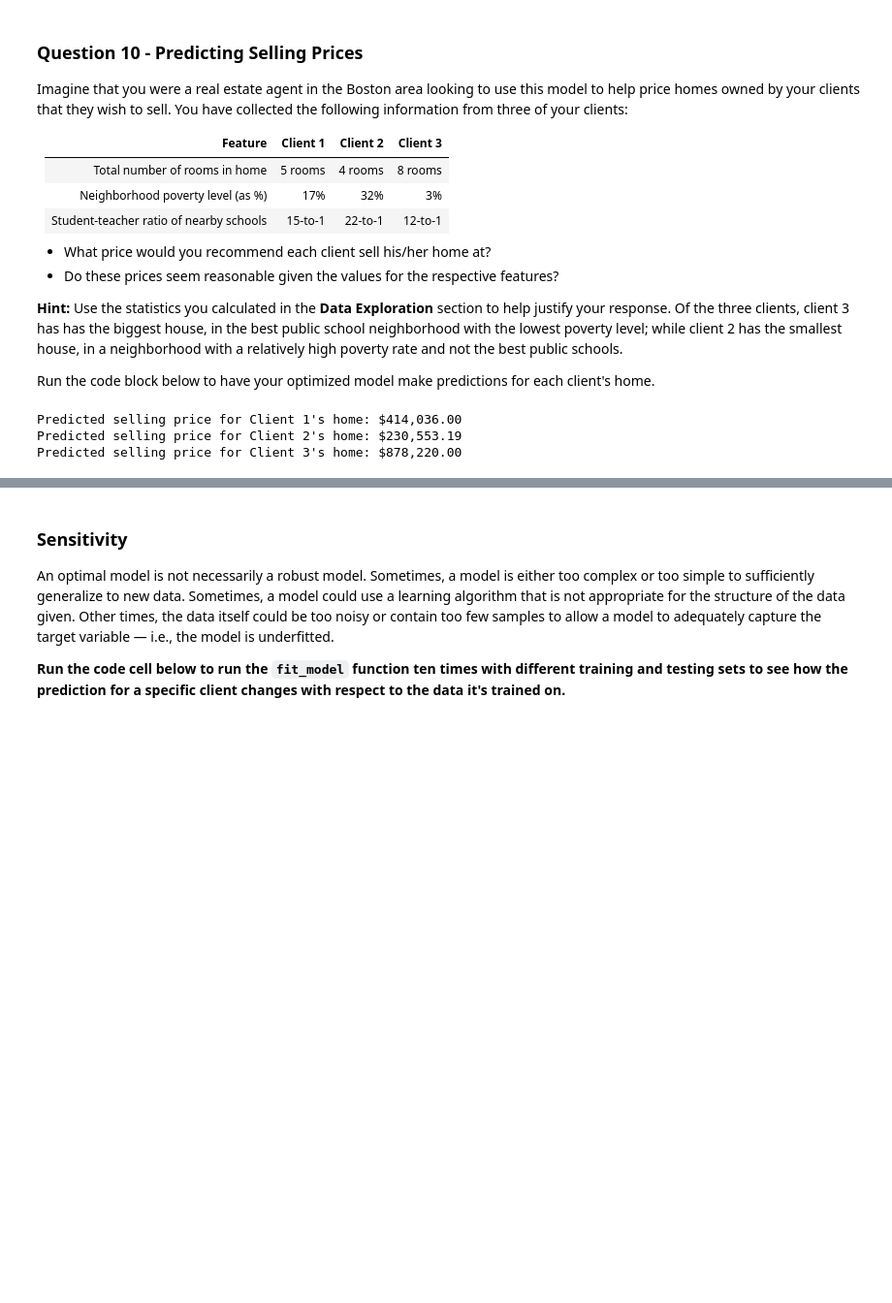
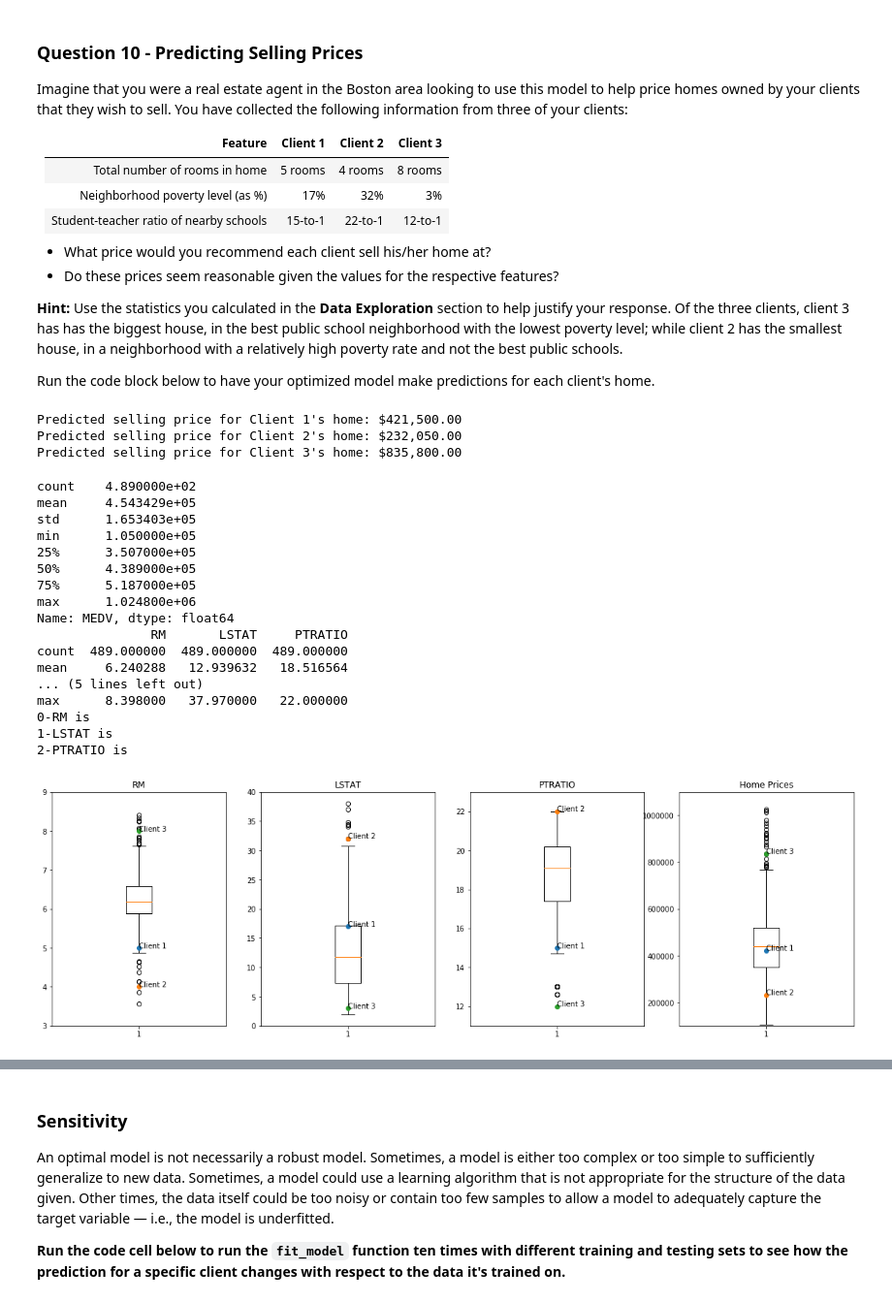
Before and after one commit to thomas-choi/boston_housing, a Jupyter notebook: boston_housing.ipynb, the cells around one changed output, grey strips where cells are left out. Shown at 97% size. Drawn from its saved outputs; the diff is of its cells as text; code cells hidden in the pictures; blank space fills up the shorter version.

```diff
--- a/boston_housing.ipynb
+++ b/boston_housing.ipynb
@@ -352,10 +393,54 @@ client_data = [[5, 17, 15], # Client 1
                [8, 3, 12]]  # Client 3
 
 # Show predictions
-for i, price in enumerate(reg.predict(client_data)):
+client_prices = reg.predict(client_data)
+for i, price in enumerate(client_prices):
     print "Predicted selling price for Client {}'s home: ${:,.2f}".format(i+1, price)
 # %% [output]
-Predicted selling price for Client 1's home: $414,036.00
-Predicted selling price for Client 2's home: $230,553.19
-Predicted selling price for Client 3's home: $878,220.00
+Predicted selling price for Client 1's home: $421,500.00
+Predicted selling price for Client 2's home: $232,050.00
+Predicted selling price for Client 3's home: $835,800.00
+# %%
+pstat = prices.describe()
+print(pstat)
+fstat = features.describe()
+print(fstat)
+plt.figure(figsize=(20,6))
+y_ax = [[3,9],[0,40],[11,23],[100000,1100000]]
+for i, col in enumerate(features.columns):
+    print("{}-{} is ".format(i, col))
+    plt.subplot(1,4, i+1)
+    plt.boxplot(features[col])
+    plt.title(col)
+    for j in range(3):
+        plt.plot(1, client_data[j][i], marker="o")
+        plt.annotate('Client '+str(j+1), xy=(1, client_data[j][i]))
+        plt.ylim(y_ax[i])
+
+plt.subplot(1,4, 4)
+plt.title('Home Prices')
+plt.boxplot(prices)
+for k in range(3):
+    plt.plot(1, client_prices[k], marker="o")
+    plt.annotate('Client '+str(k+1), xy=(1, client_prices[k]))
+    plt.ylim(y_ax[3])
+# %% [output]
+count    4.890000e+02
+mean     4.543429e+05
+std      1.653403e+05
+min      1.050000e+05
+25%      3.507000e+05
+50%      4.389000e+05
+75%      5.187000e+05
+max      1.024800e+06
+Name: MEDV, dtype: float64
+               RM       LSTAT     PTRATIO
+count  489.000000  489.000000  489.000000
+mean     6.240288   12.939632   18.516564
+... (5 lines left out)
+max      8.398000   37.970000   22.000000
+0-RM is
+1-LSTAT is
+2-PTRATIO is
+[figure, added]
 # %% [markdown]
```
Also changed, not shown: parts of 13 cells of this notebook, 1 other file.
